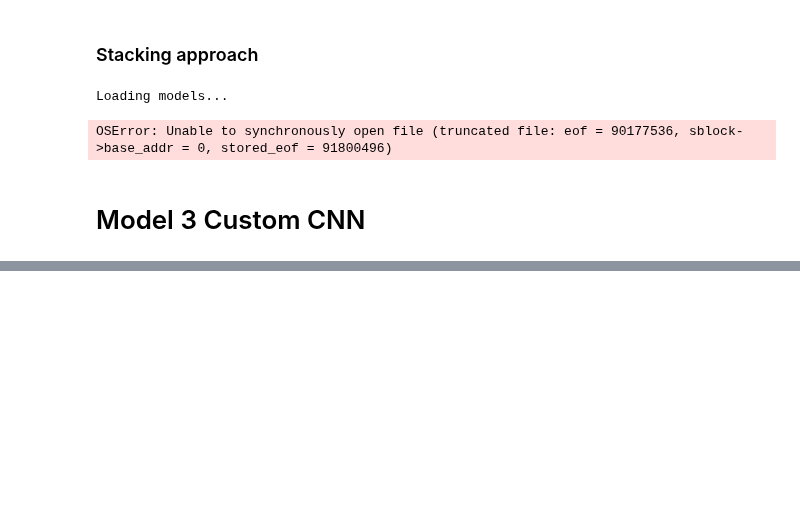
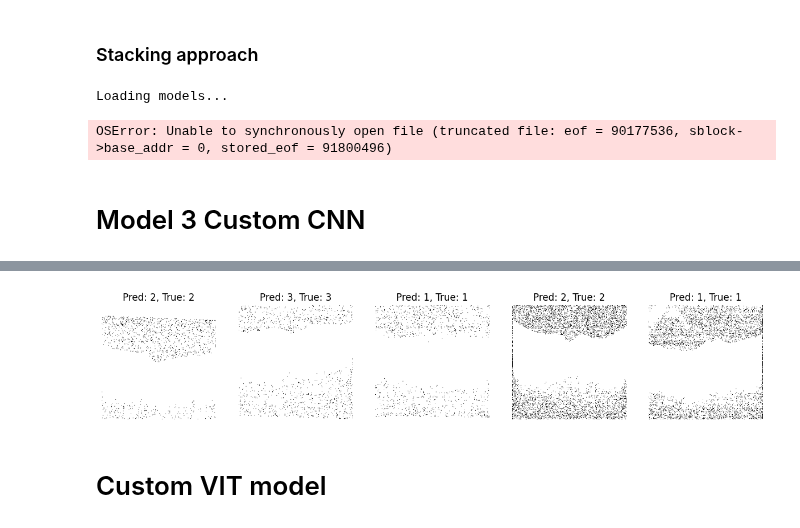
Before and after one commit to DinurakshanRavichandran/Visio-Glance, a Jupyter notebook: CourseworkModel2.ipynb, the cells around one changed output, grey strips where cells are left out. Drawn from its saved outputs; the diff is of its cells as text; code cells hidden in the pictures; blank space fills up the shorter version.

```diff
--- a/CourseworkModel2.ipynb
+++ b/CourseworkModel2.ipynb
@@ -1627,0 +1871,37 @@ plt.show()
+# %%
+import tensorflow as tf
+import numpy as np
+import matplotlib.pyplot as plt
+from tensorflow.keras.models import load_model
+from tensorflow.keras.preprocessing.image import img_to_array
+
+# Load the trained model
+model_path = "/content/cnn1_model.h5"  # Ensure correct path
+cnn1 = load_model(model_path)
+
+# Evaluate Model Performance
+loss, accuracy = cnn1.evaluate(val_generator)
+print(f"Validation Loss: {loss:.4f}")
+print(f"Validation Accuracy: {accuracy:.4f}")
+
+# Function to test a few samples
+def test_sample_predictions(model, data_generator, num_samples=5):
+    """Tests the CNN model on a few validation images."""
+    sample_batch = next(iter(data_generator))  # Get a batch of validation images
+    images, labels = sample_batch  # Extract images and labels
+
+    predictions = model.predict(images[:num_samples])  # Get model predictions
+    predicted_classes = np.argmax(predictions, axis=1)  # Convert to class labels
+    true_classes = np.argmax(labels[:num_samples], axis=1)  # True class labels
+
+    # Plot results
+    fig, axes = plt.subplots(1, num_samples, figsize=(15, 5))
+    for i, ax in enumerate(axes):
+        ax.imshow(images[i])  # Show image
+        ax.axis("off")
+        ax.set_title(f"Pred: {predicted_classes[i]}, True: {true_classes[i]}")
+    plt.show()
+
+# Test the model on a few samples
+test_sample_predictions(cnn1, val_generator)
+# %% [output]
@@ -1627,0 +1918,3 @@ plt.show()
+[figure, added]
+# %% [markdown]
+# Custom VIT model
```
Also changed, not shown: parts of 25 cells of this notebook.
